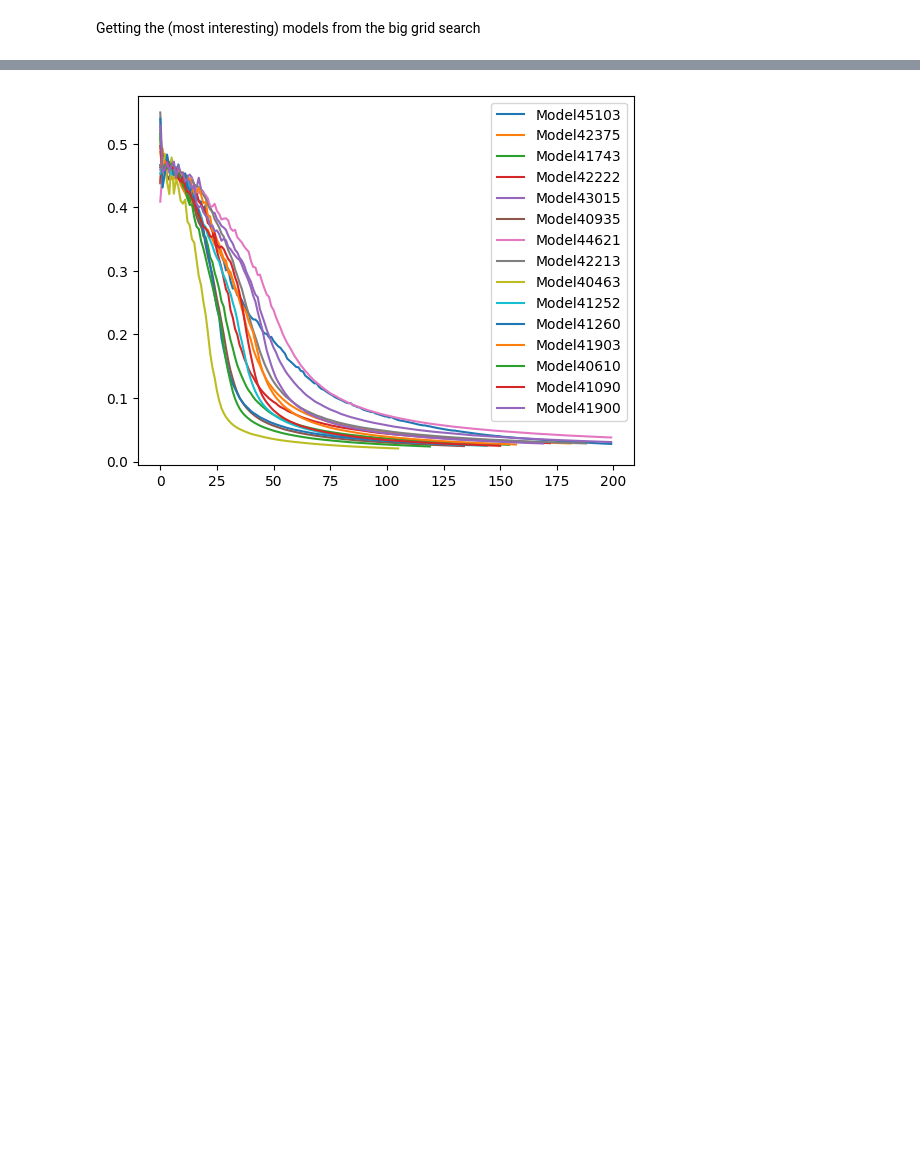
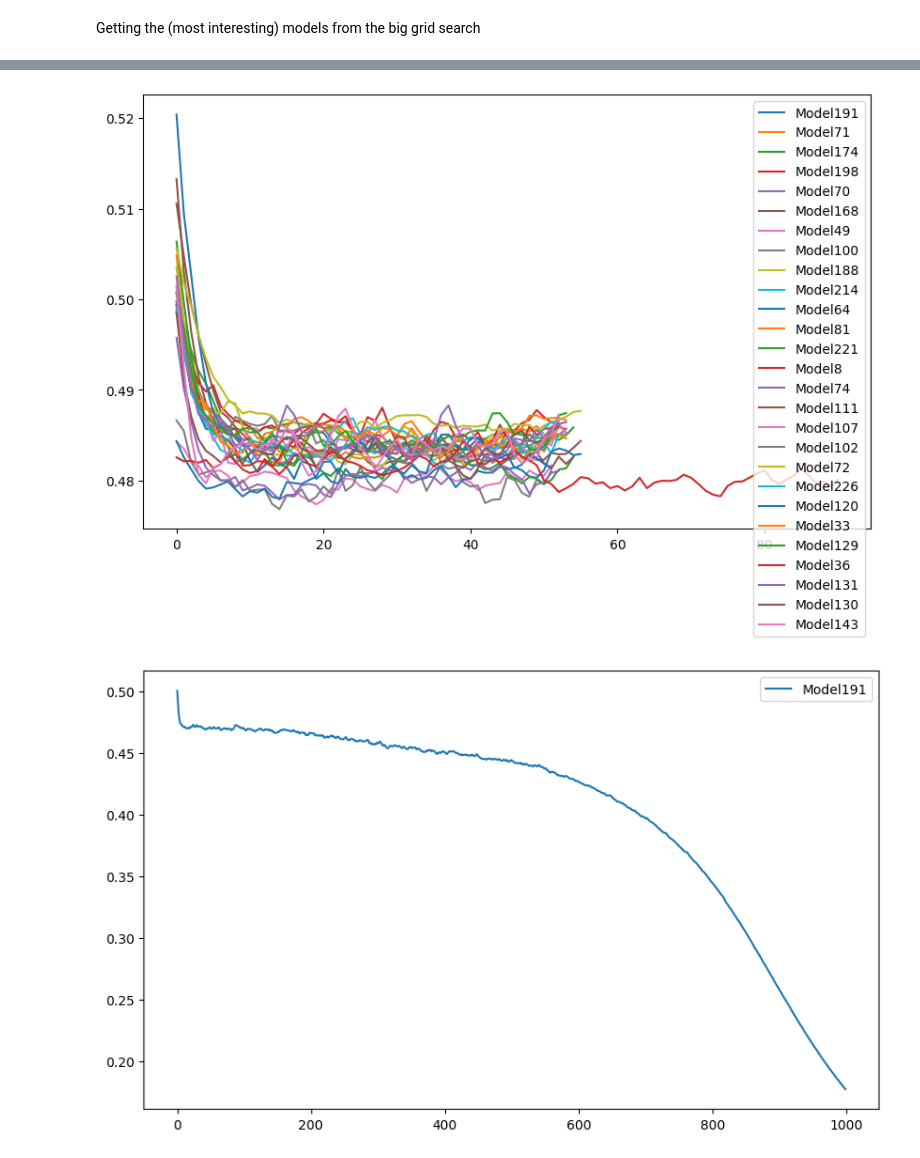
Before and after one commit to exclusiveAI/MLProject, a Jupyter notebook: Notebooks/Monk2.ipynb, the cells around one changed output, grey strips where cells are left out. Cells and saved outputs as stored; diff of their text form; code cells hidden in the pictures; blank space fills up the shorter version.

```diff
--- a/Notebooks/Monk2.ipynb
+++ b/Notebooks/Monk2.ipynb
@@ -77,27 +86,31 @@ else:
         configs = [data['0'] for data in json.load(f).values()]
 # %%
 models = []
+old_histories = configs[0]
+configs=configs[1]
 with tqdm(total=len(configs)) as pbar:
-    for config in configs:
+    for old_hist, config in zip(old_histories, configs):
         model = Composer(config=config).compose()
         model.train(inputs=training_data, input_label=training_labels, epochs=epochs, batch_size=batch_size, name=config['model_name'], disable_line=True)
         test_val = model.evaluate(input=test_data, input_label=test_labels)
-        models.append((model.get_last()['mse'], np.std(np.array(model.history['mse'])), model.get_last()['binary_accuracy'], test_val[0], test_val[1], model.curr_epoch, model.history['mee'], Composer(config=config).compose(), config, config['num_layers'], config['num_of_units'], config['model_name']))
+        models.append((model.get_last()['mse'], np.std(np.array(model.history['mse'])), model.get_last()['binary_accuracy'], test_val[0], test_val[1], model.curr_epoch, old_hist['binary_accuracy'][-1],  old_hist['val_binary_accuracy'][-1], old_hist['mee'],  old_hist['val_mee'], model.history['mee'], Composer(config=config).compose(), config, config['num_layers'], config['num_of_units'], config['model_name']))
         pbar.update(1)
 
 # Convert the list of tuples to a DataFrame with one column for each element in the tuple
-df = pd.DataFrame(models, columns=['Score', 'History_Std', 'Accuracy', 'Test_Score', 'Test_Accuracy', 'Trained_Epochs', 'History', 'Model', 'Config', 'Num_Layers', 'Num_of_Units', 'Name'])
+df = pd.DataFrame(models, columns=['Score', 'History_Std', 'Accuracy', 'Test_Score', 'Test_Accuracy', 'Trained_Epochs', 'Old_Accuracy', 'Old_Accuracy_val', 'Old_History', 'Old_History_val', 'History', 'Model', 'Config', 'Num_Layers', 'Num_of_Units', 'Name'])
 # %%
 # Sort the DataFrame by the first element in the tuple (column 'Value')
 
 df_sorted = df.sort_values(by=['Num_Layers', 'History_Std', 'Score', 'Test_Score'])
 df_sorted = df_sorted[df_sorted['Accuracy'] >= 1]
 df_sorted = df_sorted[df_sorted['Test_Accuracy'] >= 1]
-df_sorted = df_sorted[df_sorted['History_Std'] <= 0.08]
-df_sorted = df_sorted[df_sorted['Test_Score'] <= 0.01]
+# df_sorted = df_sorted[df_sorted['History_Std'] <= 0.08]
+# df_sorted = df_sorted[df_sorted['Test_Score'] <= 0.01]
 # df_sorted = df_sorted[df_sorted['Num_Layers'] <= 1]
 # df_sorted['Num_of_Units'] = [value[0] for value in df_sorted['Num_of_Units']]
 # df_sorted = df_sorted[df_sorted['Num_of_Units'] == 4]
 histories = {row[0]: row[1] for row in df_sorted[['Name', 'History']].values}
+old_histories = {row[0]: row[1] for row in df_sorted[['Name', 'Old_History']].values}
+old_histories_val = {row[0]: row[1] for row in df_sorted[['Name', 'Old_History_val']].values}
 df_sorted
 # %% [output]
@@ -120,5 +134,8 @@ df_sorted
 # %%
-plot_history(histories)
-# plot_history({"Model43652": -np.sort(-np.array(histories["Model43652"]))})
+plot_history(old_histories_val)
+plot_history({list(histories)[0]: list(histories.values())[0]})
+plot_history({'ModelHoldOutMee': list(old_histories.values())[0], 'ModelHoldOutMeeVal': list(old_histories_val.values())[0]})
+# plot_history({list(histories)[1]: list(histories.values())[1]})
 # %% [output]
-[figure, old version]
+[figure, new version]
+[figure, added]
```
Also changed, not shown: parts of 5 cells of this notebook, 32 other files.
